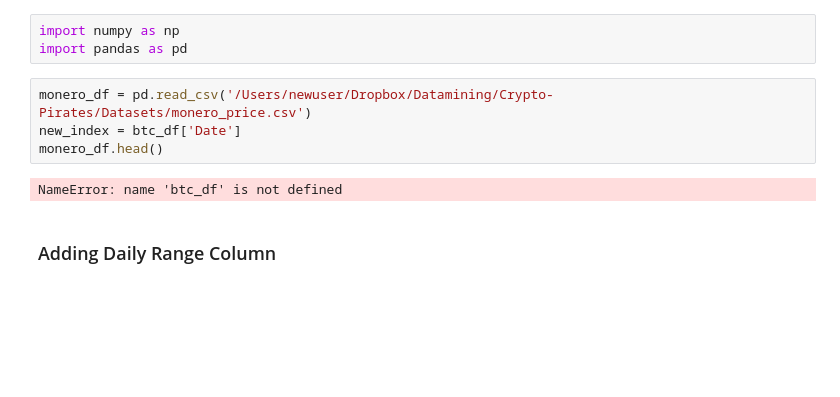
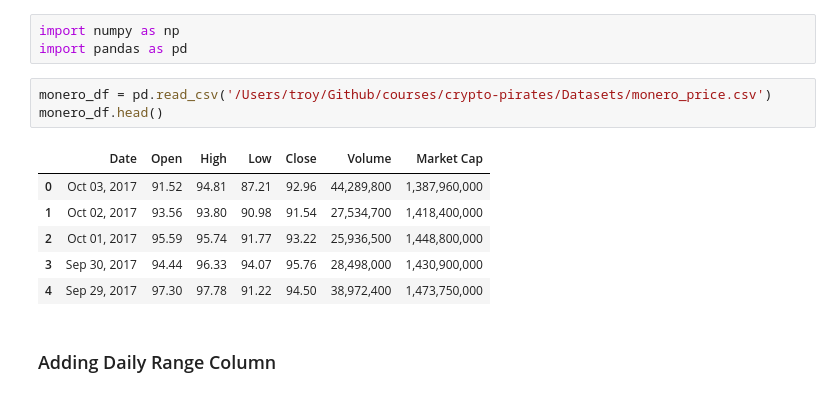
Before and after one commit to kayne10/Crypto-Pirates, a Jupyter notebook: pandas_scripts/Monero.ipynb, the cells around one changed output. Drawn from its saved outputs; the diff is of its cells as text; blank space fills up the shorter version.

```diff
--- a/pandas_scripts/Monero.ipynb
+++ b/pandas_scripts/Monero.ipynb
@@ -4,11 +4,15 @@
 import numpy as np
 import pandas as pd
 # %%
-monero_df = pd.read_csv('/Users/newuser/Dropbox/Datamining/Crypto-Pirates/Datasets/monero_price.csv')
-new_index = btc_df['Date']
+monero_df = pd.read_csv('/Users/troy/Github/courses/crypto-pirates/Datasets/monero_price.csv')
 monero_df.head()
 # %% [output]
-NameError: name 'btc_df' is not defined
+|  | Date | Open | High | Low | Close | Volume | Market Cap |
+| 0 | Oct 03, 2017 | 91.52 | 94.81 | 87.21 | 92.96 | 44,289,800 | 1,387,960,000 |
+| 1 | Oct 02, 2017 | 93.56 | 93.80 | 90.98 | 91.54 | 27,534,700 | 1,418,400,000 |
+| 2 | Oct 01, 2017 | 95.59 | 95.74 | 91.77 | 93.22 | 25,936,500 | 1,448,800,000 |
+| 3 | Sep 30, 2017 | 94.44 | 96.33 | 94.07 | 95.76 | 28,498,000 | 1,430,900,000 |
+| 4 | Sep 29, 2017 | 97.30 | 97.78 | 91.22 | 94.50 | 38,972,400 | 1,473,750,000 |
 # %% [markdown]
 ### Adding Daily Range Column
 # %%
```
Also changed, not shown: parts of 13 cells of this notebook.
